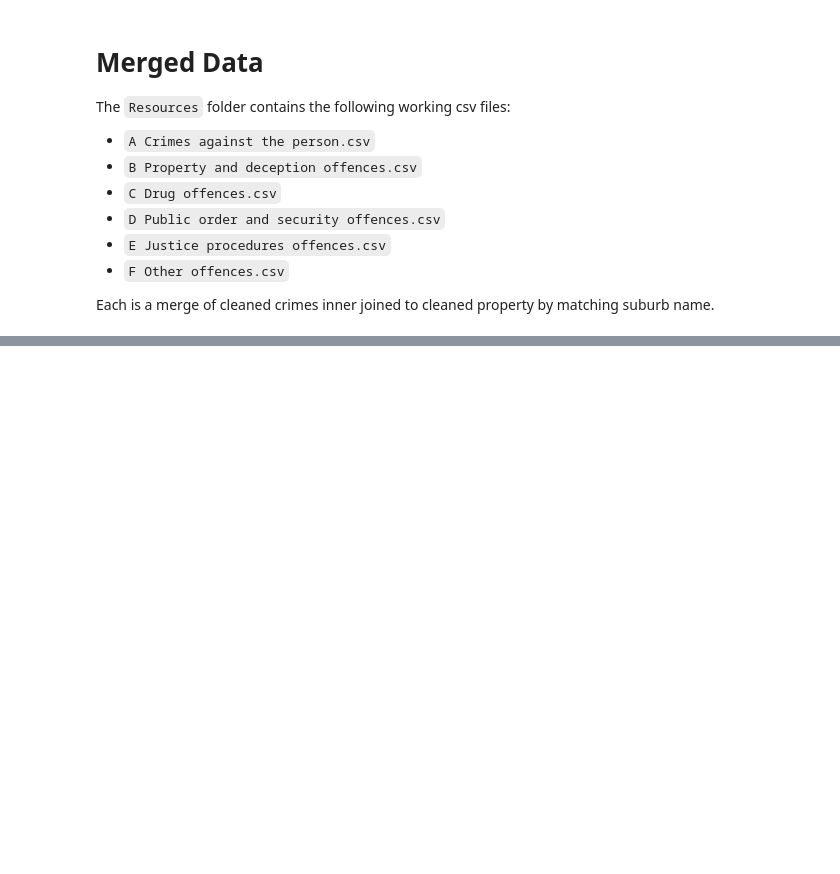
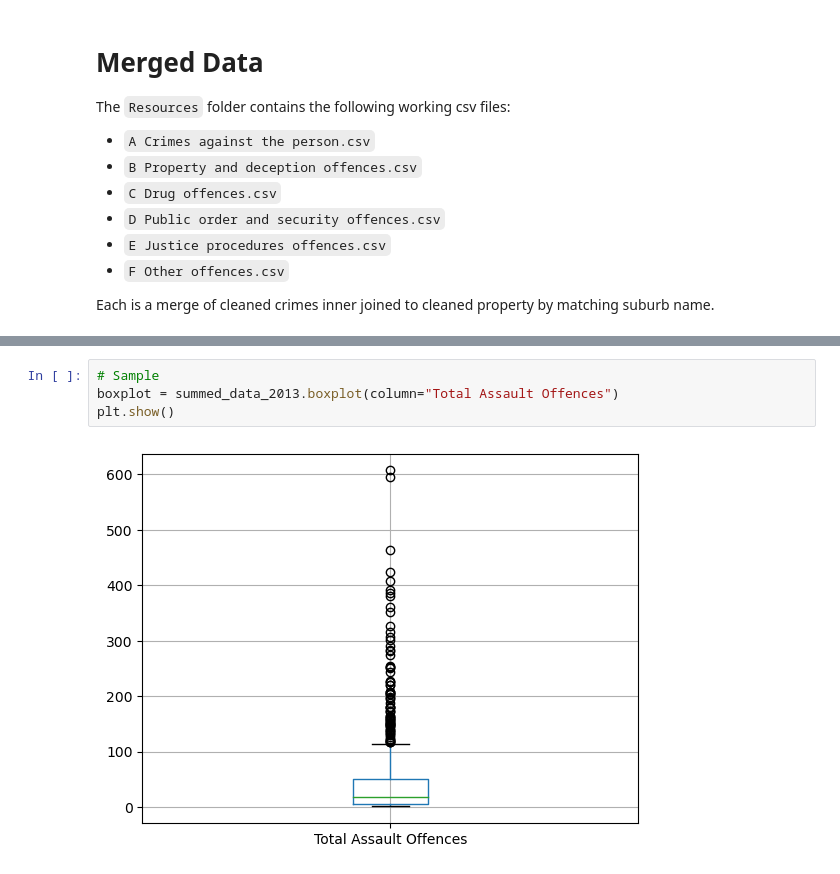
Before and after one commit to rsamma1606/proj-one-group-8, a Jupyter notebook: prj-one_Crime_vs_Property.ipynb, the cells around one changed output, grey strips where cells are left out. Cells and saved outputs as stored; diff of their text form; blank space fills up the shorter version.

```diff
--- a/prj-one_Crime_vs_Property.ipynb
+++ b/prj-one_Crime_vs_Property.ipynb
@@ -220,0 +318,6 @@ Each is a merge of cleaned crimes inner joined to cleaned property by matching s
+# %%
+# Sample
+boxplot = summed_data_2013.boxplot(column="Total Assault Offences")
+plt.show()
+# %% [output]
+[figure, added]
```
Also changed, not shown: parts of 7 cells of this notebook.
